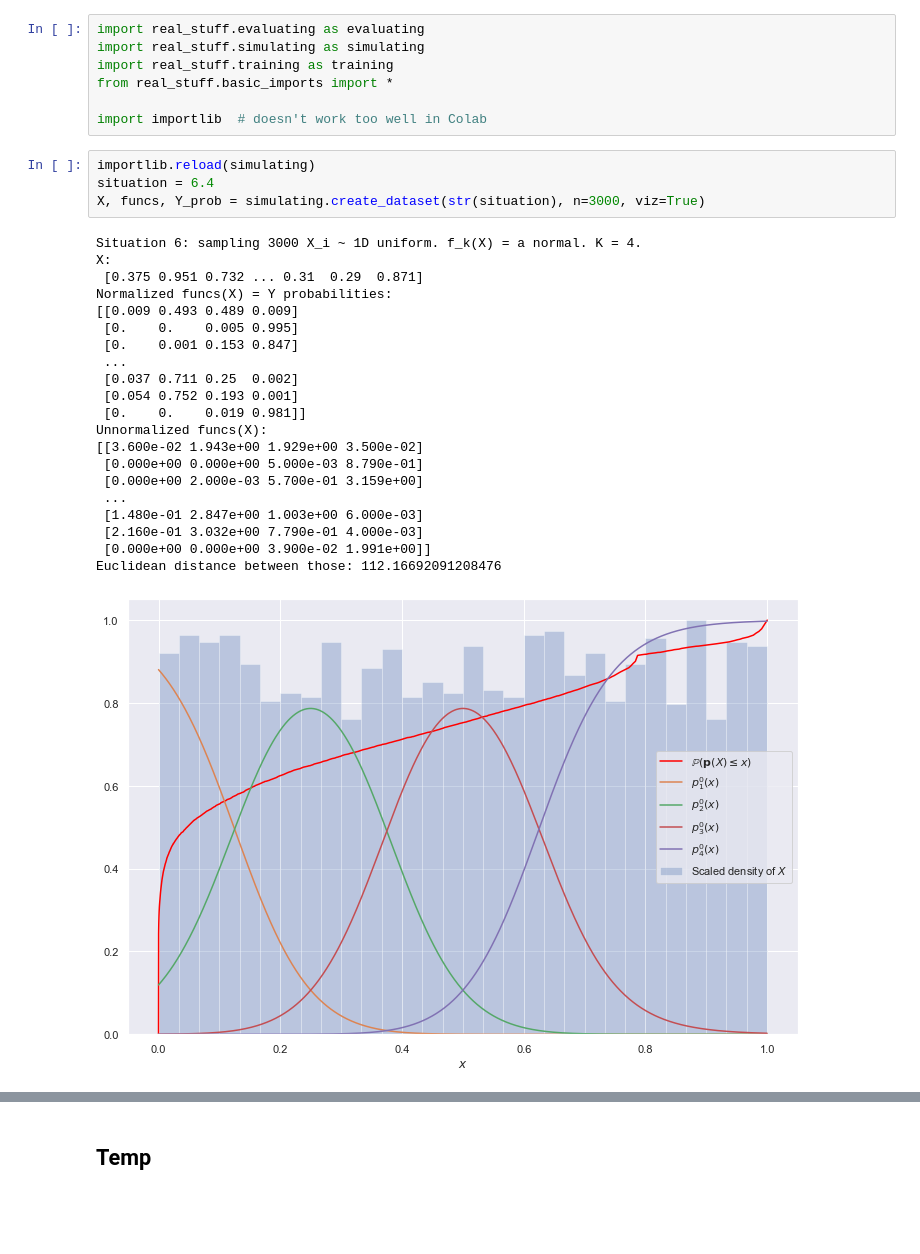
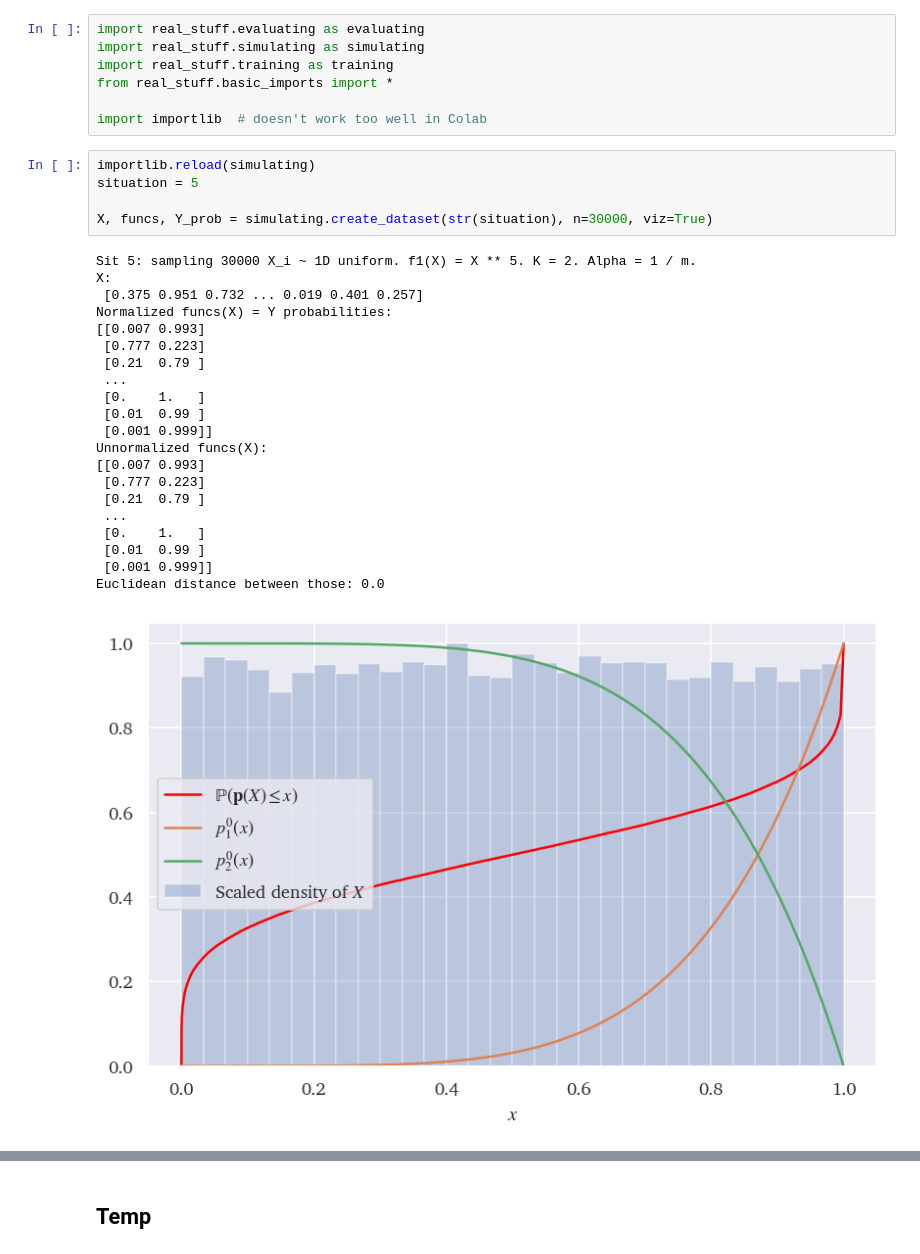
Before and after one commit to bramotten/Testing-NN-Classification-Theory, a Jupyter notebook: play.ipynb, the cells around one changed output, grey strips where cells are left out. Drawn from its saved outputs; the diff is of its cells as text; blank space fills up the shorter version.

```diff
--- a/play.ipynb
+++ b/play.ipynb
@@ -13,30 +13,31 @@ from real_stuff.basic_imports import *
 import importlib  # doesn't work too well in Colab
 # %%
 importlib.reload(simulating)
-situation = 6.4
-X, funcs, Y_prob = simulating.create_dataset(str(situation), n=3000, viz=True)
+situation = 5
+
+X, funcs, Y_prob = simulating.create_dataset(str(situation), n=30000, viz=True)
 # %% [output]
-Situation 6: sampling 3000 X_i ~ 1D uniform. f_k(X) = a normal. K = 4.
+Sit 5: sampling 30000 X_i ~ 1D uniform. f1(X) = X ** 5. K = 2. Alpha = 1 / m.
 X:
- [0.375 0.951 0.732 ... 0.31  0.29  0.871]
+ [0.375 0.951 0.732 ... 0.019 0.401 0.257]
 Normalized funcs(X) = Y probabilities:
-[[0.009 0.493 0.489 0.009]
- [0.    0.    0.005 0.995]
- [0.    0.001 0.153 0.847]
+[[0.007 0.993]
+ [0.777 0.223]
+ [0.21  0.79 ]
  ...
- [0.037 0.711 0.25  0.002]
- [0.054 0.752 0.193 0.001]
- [0.    0.    0.019 0.981]]
+ [0.    1.   ]
+ [0.01  0.99 ]
+ [0.001 0.999]]
 Unnormalized funcs(X):
-[[3.600e-02 1.943e+00 1.929e+00 3.500e-02]
- [0.000e+00 0.000e+00 5.000e-03 8.790e-01]
- [0.000e+00 2.000e-03 5.700e-01 3.159e+00]
+[[0.007 0.993]
+ [0.777 0.223]
+ [0.21  0.79 ]
  ...
- [1.480e-01 2.847e+00 1.003e+00 6.000e-03]
- [2.160e-01 3.032e+00 7.790e-01 4.000e-03]
- [0.000e+00 0.000e+00 3.900e-02 1.991e+00]]
-Euclidean distance between those: 112.16692091208476
+ [0.    1.   ]
+ [0.01  0.99 ]
+ [0.001 0.999]]
+Euclidean distance between those: 0.0
-[figure, old version]
+[figure, new version]
 # %%
 importlib.reload(training)
 model, X_test, Y_test, Y_prob_test = training.train_network(X, Y_prob, viz=1)
```
Also changed, not shown: parts of 7 cells of this notebook, 4 other files.
